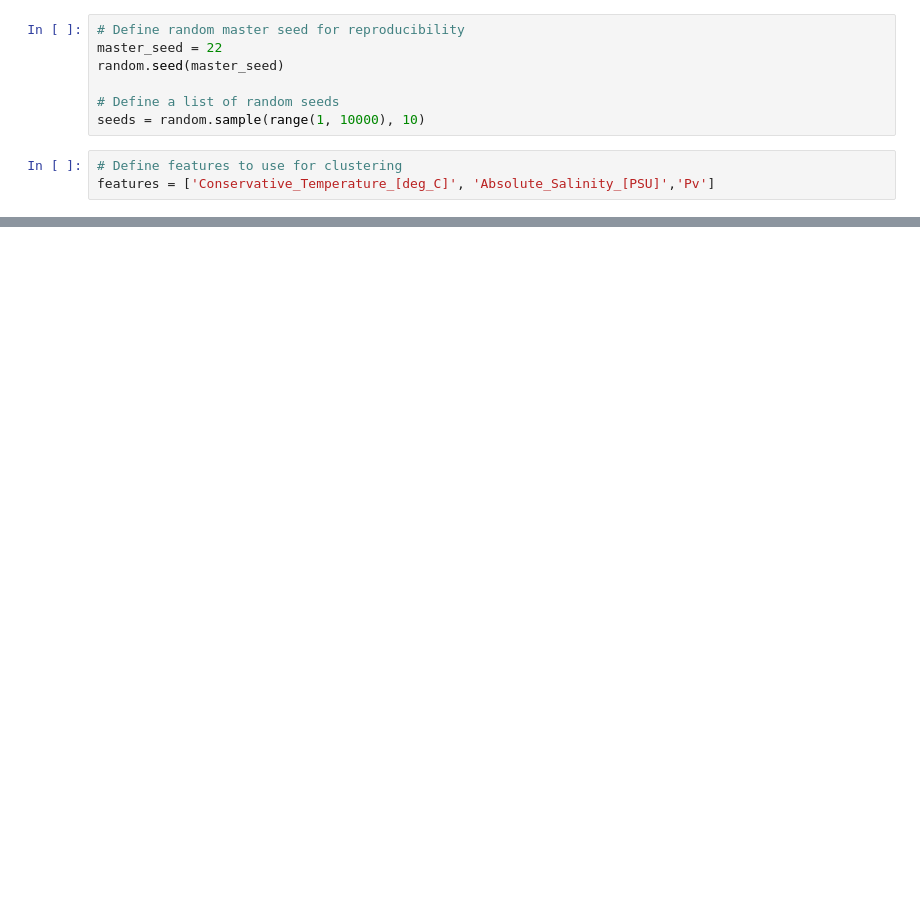
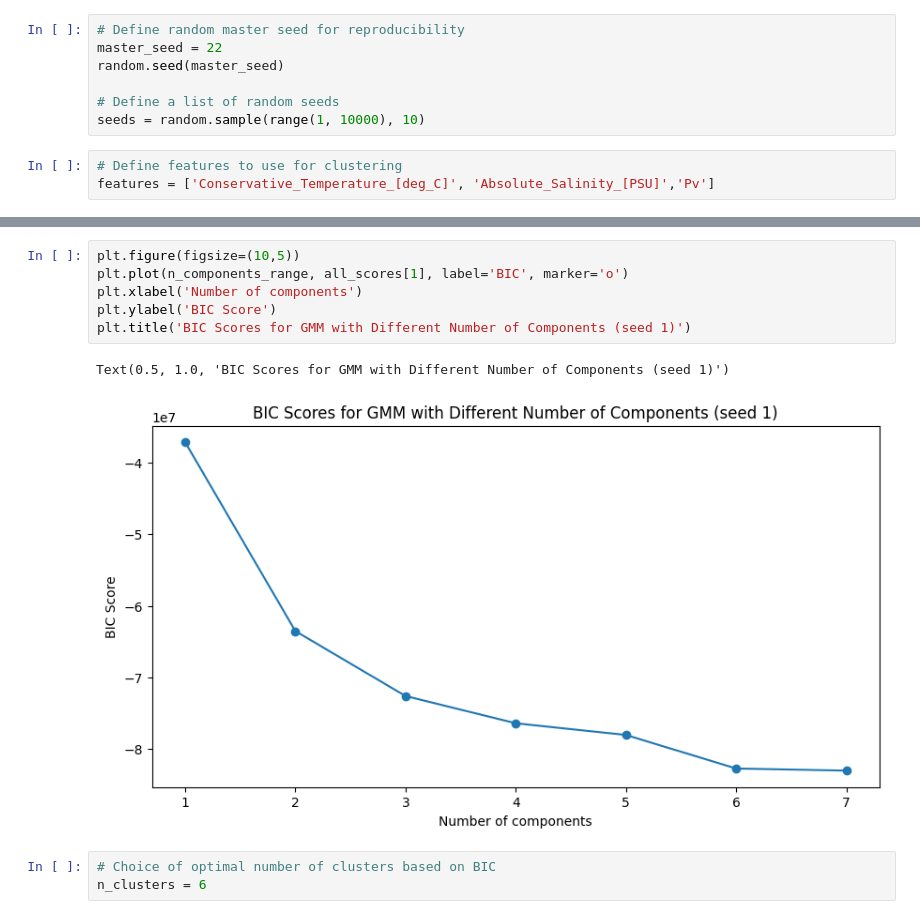
Before and after one commit to Mfdcng2/WaterMassClassification, a Jupyter notebook: Cluster_n_sensitivity/Ensemble.ipynb, the cells around one changed output, grey strips where cells are left out. Saved outputs shown, nothing was run; the diff lists cells and outputs as text; blank space fills up the shorter version.

```diff
--- a/Cluster_n_sensitivity/Ensemble.ipynb
+++ b/Cluster_n_sensitivity/Ensemble.ipynb
@@ -49,0 +70,12 @@ TypeError: 'NoneType' object is not subscriptable
+# %%
+plt.figure(figsize=(10,5))
+plt.plot(n_components_range, all_scores[1], label='BIC', marker='o')
+plt.xlabel('Number of components')
+plt.ylabel('BIC Score')
+plt.title('BIC Scores for GMM with Different Number of Components (seed 1)')
+# %% [output]
+Text(0.5, 1.0, 'BIC Scores for GMM with Different Number of Components (seed 1)')
+[figure, added]
+# %%
+# Choice of optimal number of clusters based on BIC
+n_clusters = 6
```
Also changed, not shown: parts of 20 cells of this notebook, 1 other file.
